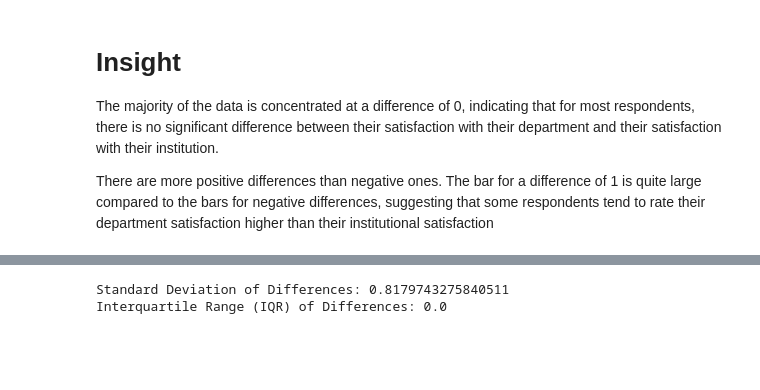
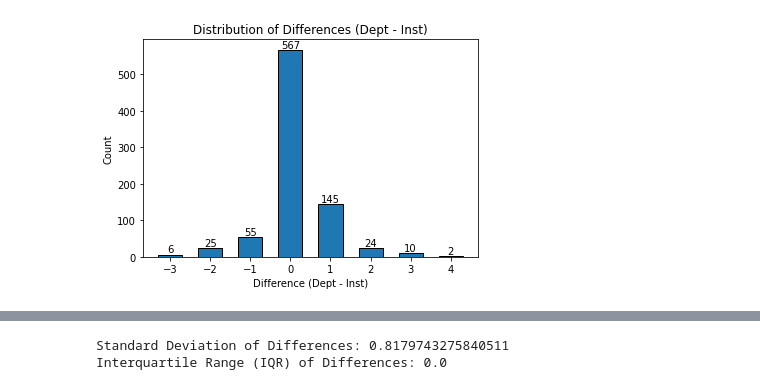
Before and after one commit to eigenhenry/Coache_analysis, a Jupyter notebook: asee25.ipynb, the cells around one changed output, grey strips where cells are left out. Saved outputs shown, nothing was run; the diff lists cells and outputs as text; code cells hidden in the pictures; blank space fills up the shorter version.

```diff
--- a/asee25.ipynb
+++ b/asee25.ipynb
@@ -104,6 +72,26 @@ plt.show()
-# %% [markdown]
-# Insight
-
-The majority of the data is concentrated at a difference of 0, indicating that for most respondents, there is no significant difference between their satisfaction with their department and their satisfaction with their institution.
-
-There are more positive differences than negative ones. The bar for a difference of 1 is quite large compared to the bars for negative differences, suggesting that some respondents tend to rate their department satisfaction higher than their institutional satisfaction
+# %%
+import numpy as np
+import matplotlib.pyplot as plt
+
+differences = dept_satisfaction - inst_satisfaction
+
+# Get unique difference values and their counts
+unique_diffs, counts = np.unique(differences, return_counts=True)
+
+# Create the bar plot
+bars = plt.bar(unique_diffs, counts, width=0.6, edgecolor='black')
+
+# Add labels on top of each bar
+for rect in bars:
+    height = rect.get_height()  # The count (y-value)
+    x_pos = rect.get_x() + rect.get_width() / 2  # Midpoint of the bar
+    plt.text(x_pos, height, str(int(height)),
+             ha='center', va='bottom')  # Adjust alignment as needed
+
+plt.title('Distribution of Differences (Dept - Inst)')
+plt.xlabel('Difference (Dept - Inst)')
+plt.ylabel('Count')
+plt.xticks(unique_diffs)  # Ensure all difference scores are labeled
+plt.show()
+# %% [output]
+[figure, added]
```
Also changed, not shown: parts of 16 cells of this notebook.
